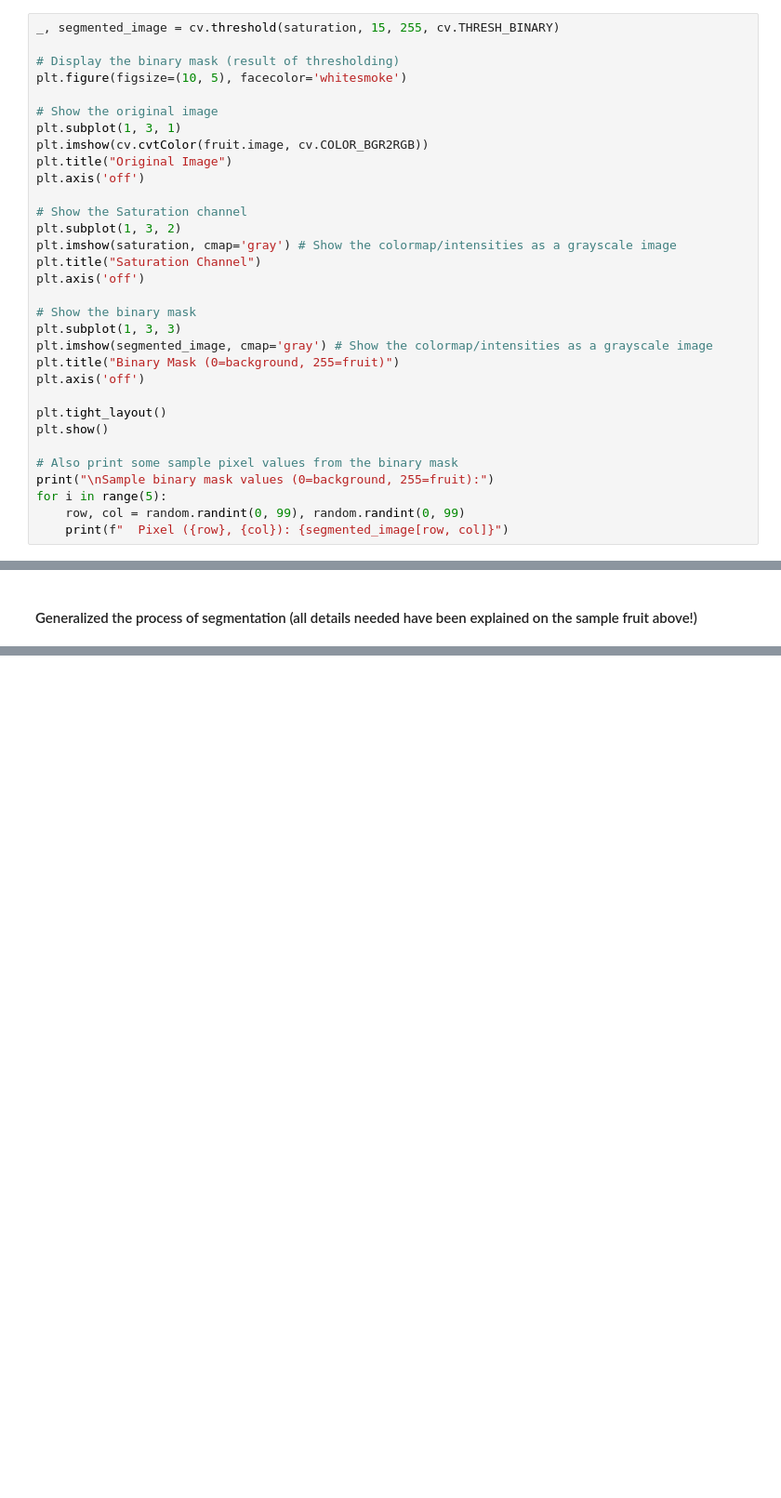
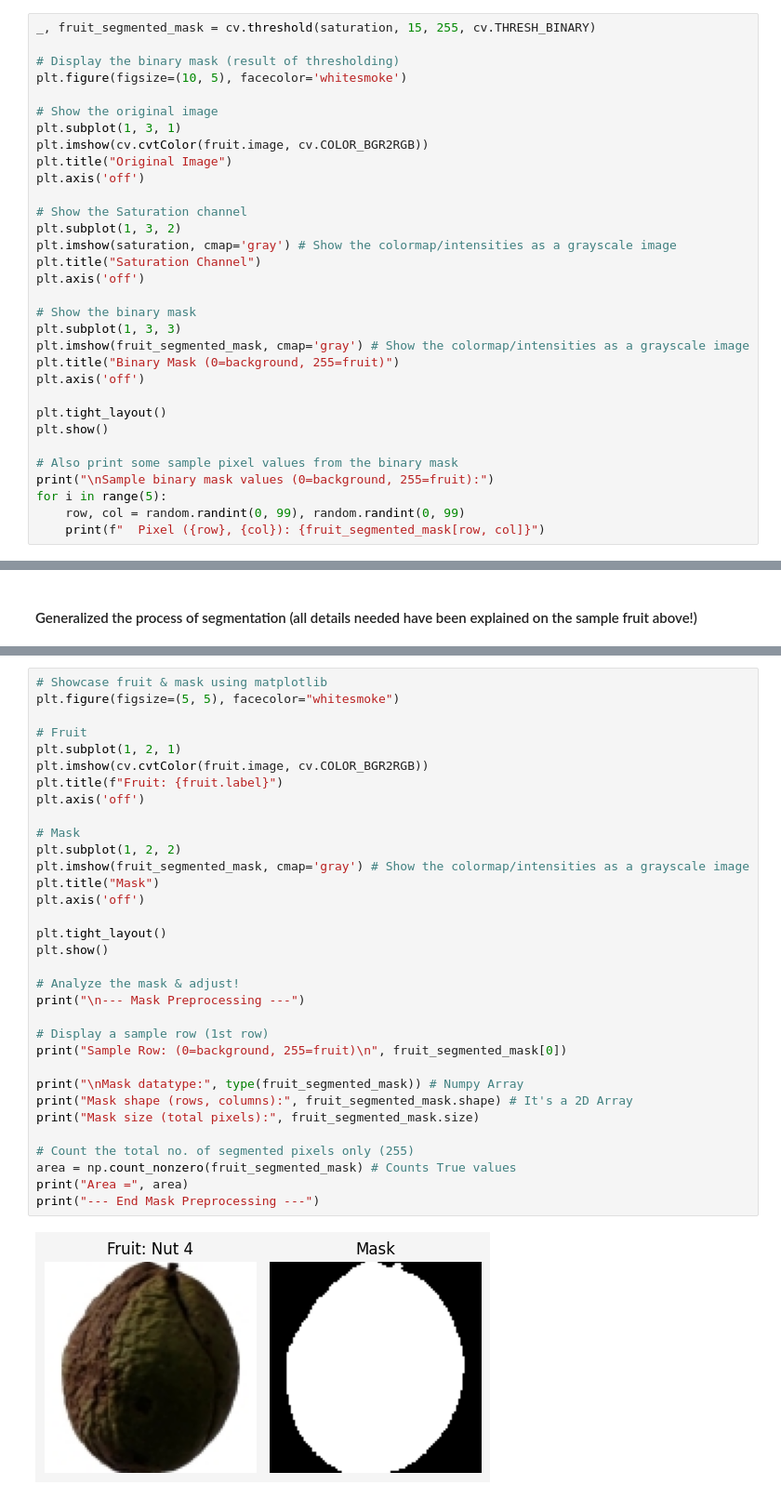
Before and after one commit to mohamedelziat50/Fruit-Recognition-MIU, a Jupyter notebook: Fruit_Recognition.ipynb, the cells around one changed output, grey strips where cells are left out. Shown at 93% size. Cells and saved outputs as stored; diff of their text form; blank space fills up the shorter version.

Commit message:
Image Description & Feature Extraction: region-based feature which is area, until more descriptors/features are added!

```diff
--- a/Fruit_Recognition.ipynb
+++ b/Fruit_Recognition.ipynb
@@ -304,7 +304,7 @@ Notice (Saturation Histogram): Almost all intensities revolve around both ends (
 #### Apply a simple binary threshold to the saturation channel. Pixels with an intensity over 15 (Threshold) are set to 255 (white), while those 15 or below become 0 (black, the default value in 8-bit grayscale images).
 #### To be safe and not get unintended pixels, we didn't use a lower threshold! Though, sometimes in very dark or very white fruits a very slight 'Under Segmentation' may happen and on a small amount of pixels.
 # %%
-_, segmented_image = cv.threshold(saturation, 15, 255, cv.THRESH_BINARY)
+_, fruit_segmented_mask = cv.threshold(saturation, 15, 255, cv.THRESH_BINARY)
 
 # Display the binary mask (result of thresholding)
 plt.figure(figsize=(10, 5), facecolor='whitesmoke')
@@ -323,7 +323,7 @@ plt.axis('off')
 
 # Show the binary mask
 plt.subplot(1, 3, 3)
-plt.imshow(segmented_image, cmap='gray') # Show the colormap/intensities as a grayscale image
+plt.imshow(fruit_segmented_mask, cmap='gray') # Show the colormap/intensities as a grayscale image
 plt.title("Binary Mask (0=background, 255=fruit)")
 plt.axis('off')
 
@@ -334,7 +334,7 @@ plt.show()
 print("\nSample binary mask values (0=background, 255=fruit):")
 for i in range(5):
     row, col = random.randint(0, 99), random.randint(0, 99)
-    print(f"  Pixel ({row}, {col}): {segmented_image[row, col]}")
+    print(f"  Pixel ({row}, {col}): {fruit_segmented_mask[row, col]}")
 # %% [output]
 [figure]
 Sample binary mask values (0=background, 255=fruit):
@@ -444,0 +463,35 @@ Next steps: (Open Both Chats for more details)
+# %%
+# Showcase fruit & mask using matplotlib
+plt.figure(figsize=(5, 5), facecolor="whitesmoke")
+
+# Fruit
+plt.subplot(1, 2, 1)
+plt.imshow(cv.cvtColor(fruit.image, cv.COLOR_BGR2RGB))
+plt.title(f"Fruit: {fruit.label}")
+plt.axis('off')
+
+# Mask
+plt.subplot(1, 2, 2)
+plt.imshow(fruit_segmented_mask, cmap='gray') # Show the colormap/intensities as a grayscale image
+plt.title("Mask")
+plt.axis('off')
+
+plt.tight_layout()
+plt.show()
+
+# Analyze the mask & adjust!
+print("\n--- Mask Preprocessing ---")
+
+# Display a sample row (1st row)
+print("Sample Row: (0=background, 255=fruit)\n", fruit_segmented_mask[0])
+
+print("\nMask datatype:", type(fruit_segmented_mask)) # Numpy Array
+print("Mask shape (rows, columns):", fruit_segmented_mask.shape) # It's a 2D Array
+print("Mask size (total pixels):", fruit_segmented_mask.size)
+
+# Count the total no. of segmented pixels only (255)
+area = np.count_nonzero(fruit_segmented_mask) # Counts True values
+print("Area =", area)
+print("--- End Mask Preprocessing ---")
+# %% [output]
+[figure, added]
```
Also changed, not shown: parts of 11 cells of this notebook.
